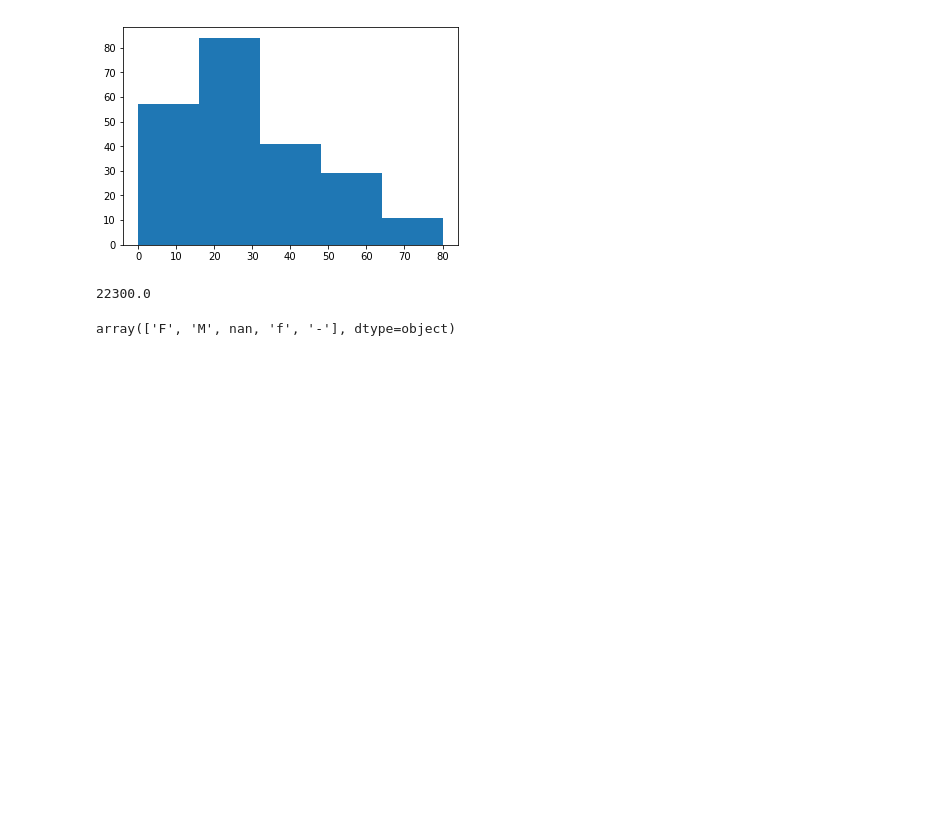
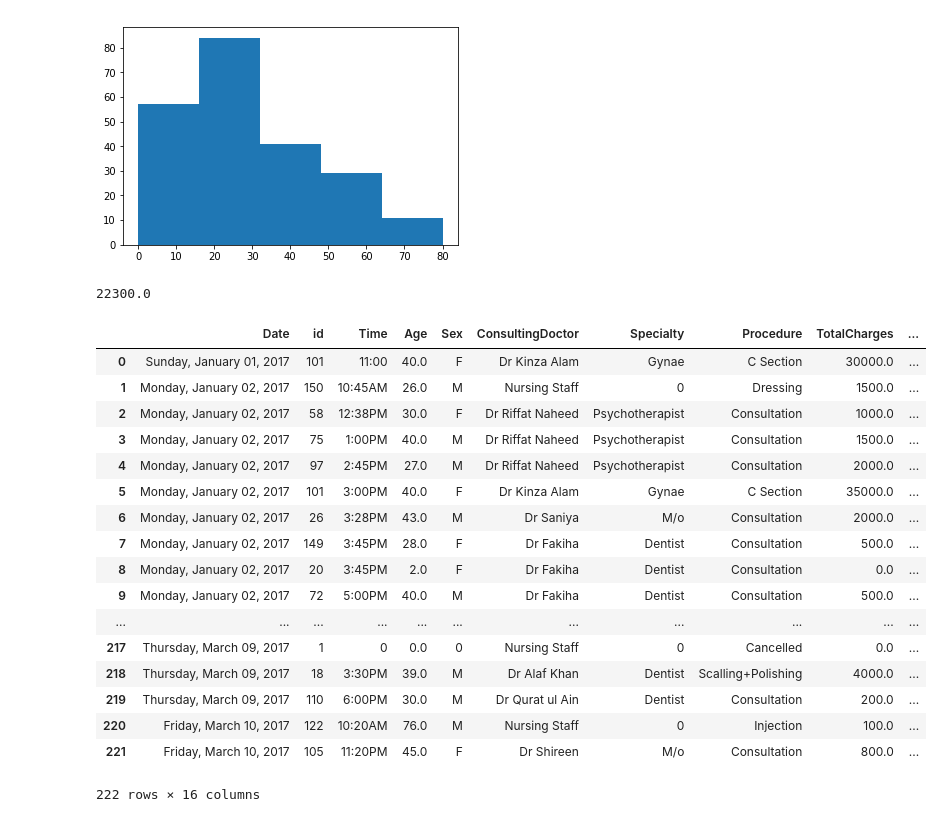
Before and after one commit to DataIntelligenceHub/Python-Assignment-2, a Jupyter notebook: AmmarPythonAssignment2.ipynb, the cells around one changed output. Cells and saved outputs as stored; diff of their text form; code cells hidden in the pictures; blank space fills up the shorter version.

Commit message:
Attached the clean dataset
Modify the code to clean dataset too

```diff
--- a/AmmarPythonAssignment2.ipynb
+++ b/AmmarPythonAssignment2.ipynb
@@ -47,6 +47,7 @@ for i in range(0,len(age)):
     age[i] = str(age[i]).replace("M", "")
     age[i] = str(age[i]).replace("-", "0")
     age[i] = float(age[i])
+df.Age = age
 np.mean(age)
 # %% [output]
 28.463963963963963
@@ -297,7 +298,7 @@ for i in range(0,len(pTotal)):
     pTotal[i] = str(pTotal[i]).replace("nan", "0")
     pTotal[i] = str(pTotal[i]).replace("Cancelled", "0")
     pTotal[i] = float(pTotal[i])
-pTotal
+df.TotalCharges = pTotal
 plt.plot(pTotal, age)
 plt.show()
 np.corrcoef(age, pTotal)[0,1]
@@ -321,7 +322,26 @@ for i in range(0, len(xS)):
 sum(xS)
 # %% [output]
 22300.0
-# %%
-df.Sex.unique()
-# %% [output]
-array(['F', 'M', nan, 'f', '-'], dtype=object)
+# %%
+df = df.replace(np.nan, 0)
+df.to_csv("clean_hospital_dataset.csv", sep=',', index = False)
+df
+# %% [output]
+|  | Date | id | Time | Age | Sex | ConsultingDoctor | Specialty | Procedure | TotalCharges | ... |
+| 0 | Sunday, January 01, 2017 | 101 | 11:00 | 40.0 | F | Dr Kinza Alam | Gynae | C Section | 30000.0 | ... |
+| 1 | Monday, January 02, 2017 | 150 | 10:45AM | 26.0 | M | Nursing Staff | 0 | Dressing | 1500.0 | ... |
+| 2 | Monday, January 02, 2017 | 58 | 12:38PM | 30.0 | F | Dr Riffat Naheed | Psychotherapist | Consultation | 1000.0 | ... |
+| 3 | Monday, January 02, 2017 | 75 | 1:00PM | 40.0 | M | Dr Riffat Naheed | Psychotherapist | Consultation | 1500.0 | ... |
+| 4 | Monday, January 02, 2017 | 97 | 2:45PM | 27.0 | M | Dr Riffat Naheed | Psychotherapist | Consultation | 2000.0 | ... |
+| 5 | Monday, January 02, 2017 | 101 | 3:00PM | 40.0 | F | Dr Kinza Alam | Gynae | C Section | 35000.0 | ... |
+| 6 | Monday, January 02, 2017 | 26 | 3:28PM | 43.0 | M | Dr Saniya | M/o | Consultation | 2000.0 | ... |
+| 7 | Monday, January 02, 2017 | 149 | 3:45PM | 28.0 | F | Dr Fakiha | Dentist | Consultation | 500.0 | ... |
+| 8 | Monday, January 02, 2017 | 20 | 3:45PM | 2.0 | F | Dr Fakiha | Dentist | Consultation | 0.0 | ... |
+| 9 | Monday, January 02, 2017 | 72 | 5:00PM | 40.0 | M | Dr Fakiha | Dentist | Consultation | 500.0 | ... |
+| ... | ... | ... | ... | ... | ... | ... | ... | ... | ... | ... |
+| 217 | Thursday, March 09, 2017 | 1 | 0 | 0.0 | 0 | Nursing Staff | 0 | Cancelled | 0.0 | ... |
+| 218 | Thursday, March 09, 2017 | 18 | 3:30PM | 39.0 | M | Dr Alaf Khan | Dentist | Scalling+Polishing | 4000.0 | ... |
+| 219 | Thursday, March 09, 2017 | 110 | 6:00PM | 30.0 | M | Dr Qurat ul Ain | Dentist | Consultation | 200.0 | ... |
+| 220 | Friday, March 10, 2017 | 122 | 10:20AM | 76.0 | M | Nursing Staff | 0 | Injection | 100.0 | ... |
+| 221 | Friday, March 10, 2017 | 105 | 11:20PM | 45.0 | F | Dr Shireen | M/o | Consultation | 800.0 | ... |
+222 rows × 16 columns
```
Also changed, not shown: 1 other file.
